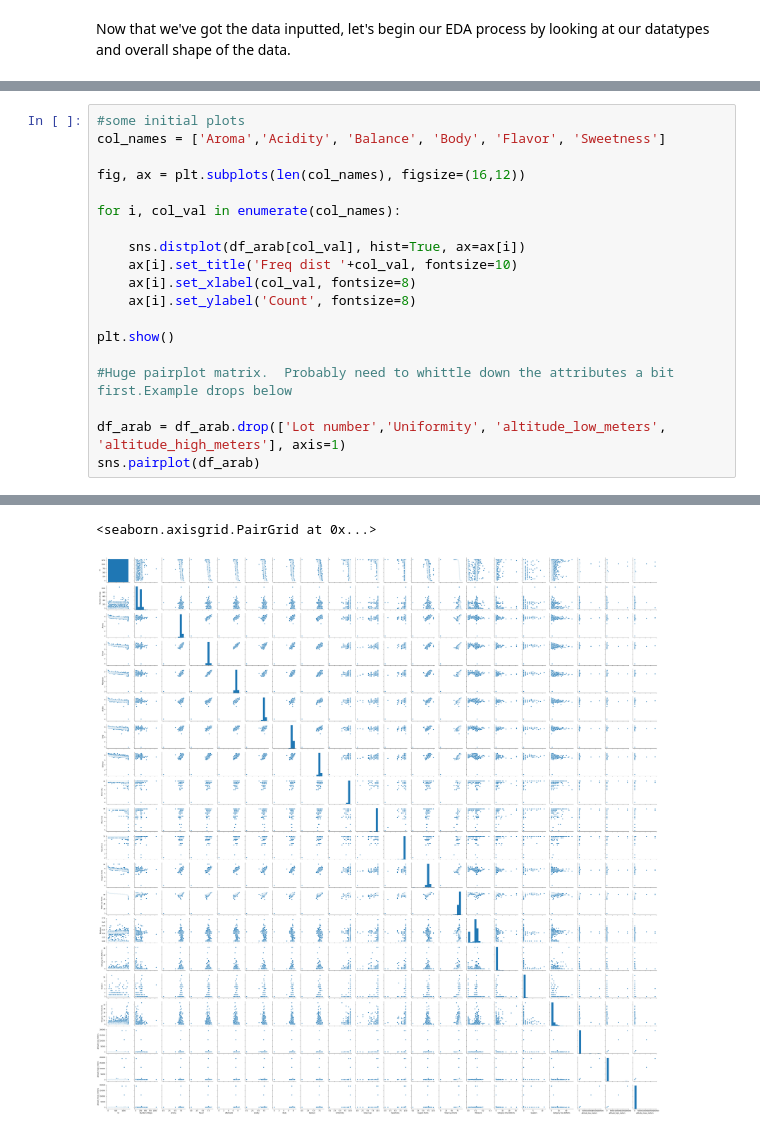
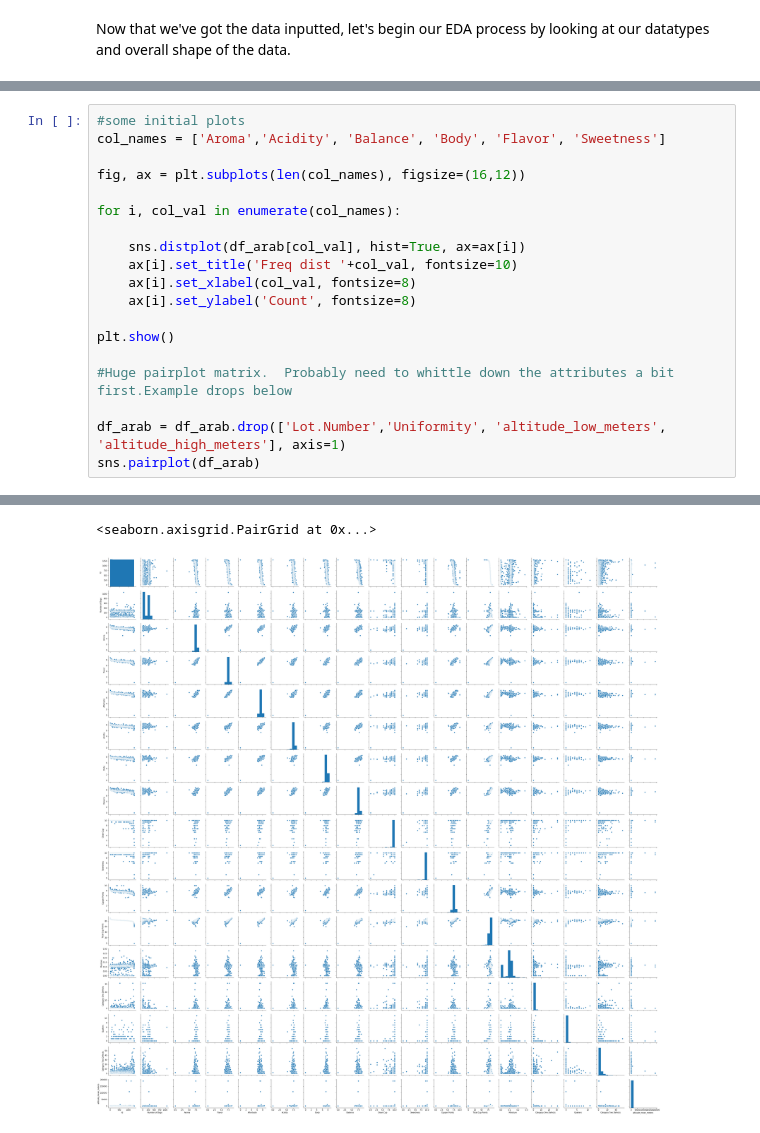
Before and after one commit to Landcruiser87/Cadc_7331_Project, a Jupyter notebook: analysis/Coffee.ipynb, the cells around one changed output, grey strips where cells are left out. Cells and saved outputs as stored; diff of their text form.

Commit message:
Shitty plots

```diff
--- a/analysis/Coffee.ipynb
+++ b/analysis/Coffee.ipynb
@@ -84,23 +84,23 @@ dtype: int64
 # %%
 #some initial plots
 col_names = ['Aroma','Acidity', 'Balance', 'Body', 'Flavor', 'Sweetness']
 
 fig, ax = plt.subplots(len(col_names), figsize=(16,12))
 
 for i, col_val in enumerate(col_names):
 
     sns.distplot(df_arab[col_val], hist=True, ax=ax[i])
     ax[i].set_title('Freq dist '+col_val, fontsize=10)
     ax[i].set_xlabel(col_val, fontsize=8)
     ax[i].set_ylabel('Count', fontsize=8)
 
 plt.show()
 
 #Huge pairplot matrix.  Probably need to whittle down the attributes a bit first.Example drops below
 
-df_arab = df_arab.drop(['Lot number','Uniformity', 'altitude_low_meters', 'altitude_high_meters'], axis=1)
+df_arab = df_arab.drop(['Lot.Number','Uniformity', 'altitude_low_meters', 'altitude_high_meters'], axis=1)
 sns.pairplot(df_arab)
 # %% [output]
 [figure]
 <seaborn.axisgrid.PairGrid at 0x...>
-[figure, old version]
+[figure, new version]
```
